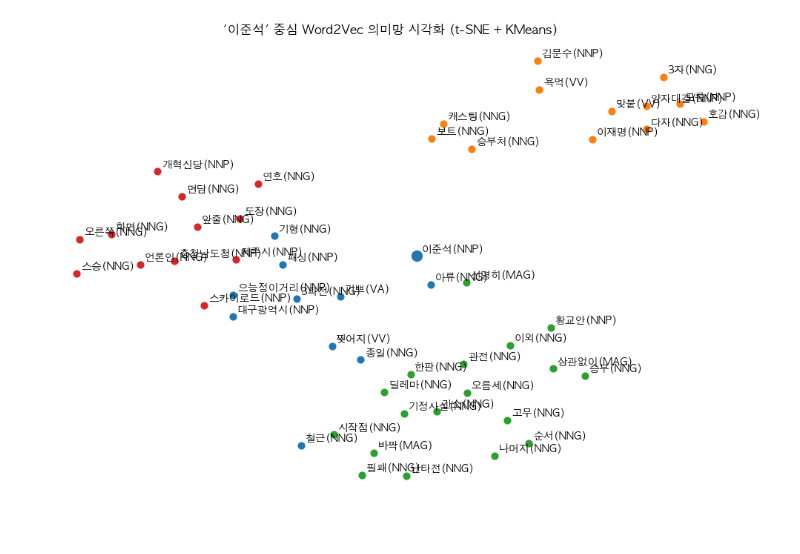
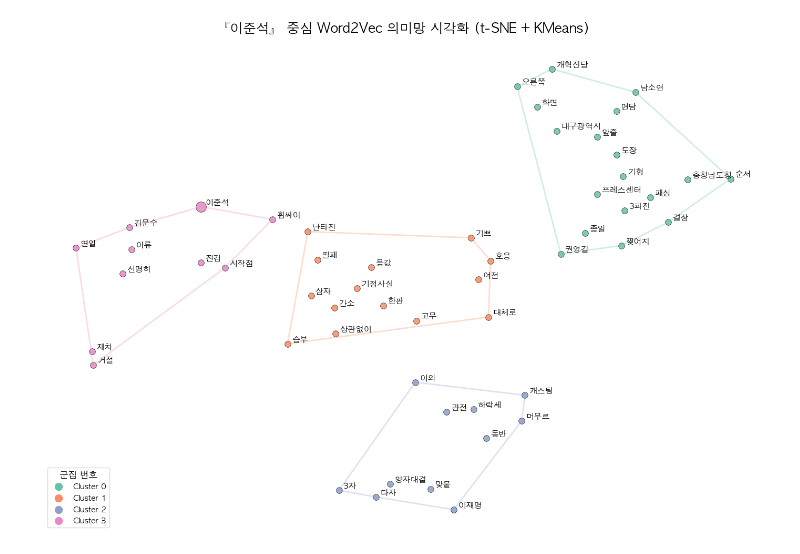
Before and after one commit to hyeriiiiinnn/KORE208_team5, a Jupyter notebook: 3. 정치인별 빈도, 워드임베딩/3. 이준석/2. 워드임베딩/이준석_워드임베딩.ipynb, the cells around one changed output. Drawn from its saved outputs; the diff is of its cells as text; code cells hidden in the pictures.

Commit message:
형래님 작업_워드임베딩 클러스터 뚜렷한 시각화(군집 번호 명명, 경계 시각화), 클러스터 대표 중심 벡터 코사인 계산을 통한 의미적 유사성 분석 및 시각화, 대선 후보 주변 유사 단어들끼리의 평균 코사인 거리 파악_업데이트

```diff
--- a/3. 정치인별 빈도, 워드임베딩/3. 이준석/2. 워드임베딩/이준석_워드임베딩.ipynb
+++ b/3. 정치인별 빈도, 워드임베딩/3. 이준석/2. 워드임베딩/이준석_워드임베딩.ipynb
@@ -14,7 +14,7 @@ Note: you may need to restart the kernel to use updated packages.
 import pandas as pd
 
 # CSV 파일 불러오기
-df = pd.read_csv("/Users/matthew941/Desktop/KORE208_team5/3. 정치인별 빈도, 워드임베딩/3. 이준석/이준석_filtered_ver2.csv")
+df = pd.read_csv("/Users/matthew941/Desktop/KORE208_team5/3. 정치인별 빈도, 워드임베딩/3. 이준석/lee_junseok_tagged_filtered_ver2.csv")
 # %%
 import re
 
@@ -157,31 +157,28 @@ zsh:1: command not found: pip
 # %%
-# 2D + 품사 태그
-
 import numpy as np
-
-!pip install scikit-learn
-!pip install matplotlib
-
 from sklearn.manifold import TSNE
 from sklearn.cluster import KMeans
 import matplotlib.pyplot as plt
-import matplotlib as mpl
+from scipy.spatial import ConvexHull
+import seaborn as sns
 import platform
-# 폰트 지정
-# mpl.rcParams['font.family'] = 'Malgun Gothic'
-# mpl.rcParams['axes.unicode_minus'] = False
 
+# 중심 단어 설정
+keyword = '이준석'
 
-# macOS인 경우 한글 폰트 설정
+# 한글 폰트 설정
 if platform.system() == 'Darwin':
     plt.rcParams['font.family'] = 'AppleGothic'
+else:
+    plt.rcParams['font.family'] = 'Malgun Gothic'
+plt.rcParams['axes.unicode_minus'] = False
 
-# 유사 단어 50개
+# 유사 단어 50개 (top50)
 similar_tuples = model.wv.most_similar(keyword, topn=50)
 similar_words = [keyword] + [word for word, _ in similar_tuples]
 
-# 필수 단어 포함
-must_include = ['이재명', '김문수']
+# 필수 단어 추가
+must_include = ['김문수', '이재명']
 for word in must_include:
     if word not in similar_words and word in model.wv:
         similar_words.append(word)
@@ -189,7 +186,7 @@ for word in must_include:
 # 벡터 추출
 word_vectors = np.array([model.wv[word] for word in similar_words])
 
-# t-SNE 차원 축소 (★ n_iter 제거함!)
+# 차원 축소
 tsne = TSNE(n_components=2, perplexity=5, random_state=42)
 vec_2d = tsne.fit_transform(word_vectors)
 
@@ -197,28 +194,42 @@ vec_2d = tsne.fit_transform(word_vectors)
 kmeans = KMeans(n_clusters=4, random_state=42)
 labels = kmeans.fit_predict(vec_2d)
 
-# 단어-품사 딕셔너리 생성
-word_to_tag = {}
+# 색상 팔레트
+palette = sns.color_palette("Set2", n_colors=4)
 
-for sentence in df['tagged'].dropna():
-    for token in sentence.split():
-        if "(" in token and ")" in token:
-            word, tag = token.rsplit("(", 1)
-            tag = tag.rstrip(")")
-            if word not in word_to_tag and word in model.wv:
-                word_to_tag[word] = tag
+# 시각화 시작
+plt.figure(figsize=(14, 10))
+plt.title(f"『{keyword}』 중심 Word2Vec 의미망 시각화 (t-SNE + KMeans)", fontsize=18, weight='bold', pad=20)
 
-# 시각화
-plt.figure(figsize=(12, 8))
+# Convex Hull로 클러스터 영역 그리기
+for label in np.unique(labels):
+    cluster_points = vec_2d[labels == label]
+    if len(cluster_points) >= 3:
+        hull = ConvexHull(cluster_points)
+        hull_vertices = np.append(hull.vertices, hull.vertices[0])  # 경계선 닫기
+        plt.plot(cluster_points[hull_vertices, 0], cluster_points[hull_vertices, 1],
+                 linestyle='-', linewidth=2, color=palette[label], alpha=0.3)
+        # 각 클러스터 중심 좌표에 cluster 번호 텍스트 추가
+
+
+
+# 노드 및 단어 출력
 for i, word in enumerate(similar_words):
     x, y = vec_2d[i]
-    plt.scatter(x, y, c=f"C{labels[i]}", s=100 if word == keyword else 40)
+    size = 200 if word == keyword else 70
+    weight = 'bold' if word == keyword else 'normal'
+    label_color = palette[labels[i]]
+    plt.scatter(x, y, c=[label_color], s=size, alpha=0.85, edgecolors='k', linewidths=0.5)
+    plt.text(x + 0.4, y + 0.4, word, fontsize=11, weight=weight)
 
-    # 단어(품사) 형태로 출력
-    tag = word_to_tag.get(word, "UNK")
-    plt.text(x + 0.5, y + 0.5, f"{word}({tag})", fontsize=10)
+plt.axis('off')
+# 범례용 사각형 색상 및 라벨 수동 생성
+for label in np.unique(labels):
+    plt.scatter([], [], c=[palette[label]], label=f'Cluster {label}', s=100)
 
-plt.title(f"'{keyword}' 중심 Word2Vec 의미망 시각화 (t-SNE + KMeans)")
-plt.axis('off')
+# 범례 위치 왼쪽 하단으로 이동
+plt.legend(title="군집 번호", loc='lower left', fontsize=11, title_fontsize=12, frameon=True)
+
+plt.tight_layout()
 plt.show()
 # %% [output]
@@ -227 +236 @@ zsh:1: command not found: pip
-[figure, old version]
+[figure, new version]
```
Also changed, not shown: parts of 9 cells of this notebook, 14 other files.
